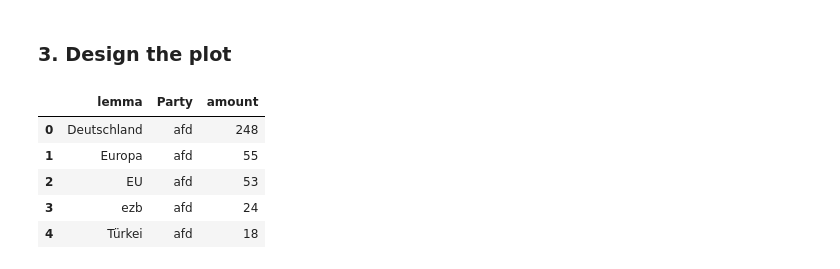
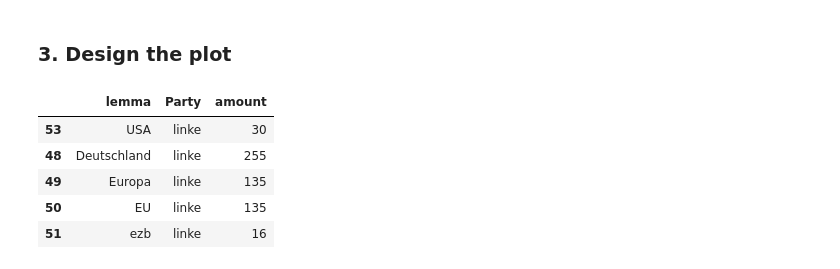
Before and after one commit to phisinger/wahlprogramm_analyse, a Jupyter notebook: notebooks/Most_used_nouns.ipynb, the cells around one changed output. Drawn from its saved outputs; the diff is of its cells as text; code cells hidden in the pictures.

```diff
--- a/notebooks/Most_used_nouns.ipynb
+++ b/notebooks/Most_used_nouns.ipynb
@@ -198,22 +198,28 @@ for party, lemma_series in slope_counts_dict.items():
 # %%
 # Concatenate to one dataframe
 concatenated_df = pd.concat(slope_counts_dict_cmmn, axis=1)
 
 # Reset the index and create new columns
 temp_df = concatenated_df.reset_index()
 slope_df = temp_df.melt(id_vars=['index'], value_vars=temp_df.columns[1:], var_name='column name', value_name='count')
 
 # Rename columns
 slope_df.columns = ['lemma', 'Party', 'amount']
 
+# reorder Partys, to put left parties on the left in the diagram and analgo for right parties
+# slope_df_sorted = pd.DataFrame(columns=['lemma', 'Party', 'amount'])
+# for party in
+slope_df["Party"] = pd.Categorical(slope_df["Party"], ["linke", "spd", "gruene", "fdp", "cdu", "afd"])
+slope_df = slope_df.sort_values("Party")
+
 slope_df.head()
 # %% [output]
 |  | lemma | Party | amount |
-| 0 | Deutschland | afd | 248 |
-| 1 | Europa | afd | 55 |
-| 2 | EU | afd | 53 |
-| 3 | ezb | afd | 24 |
-| 4 | Türkei | afd | 18 |
+| 53 | USA | linke | 30 |
+| 48 | Deutschland | linke | 255 |
+| 49 | Europa | linke | 135 |
+| 50 | EU | linke | 135 |
+| 51 | ezb | linke | 16 |
 # %%
 # Plot the chart with plotly
 for lemma in slope_df["lemma"].unique():
```
Also changed, not shown: parts of 3 cells of this notebook, 5 other files.
